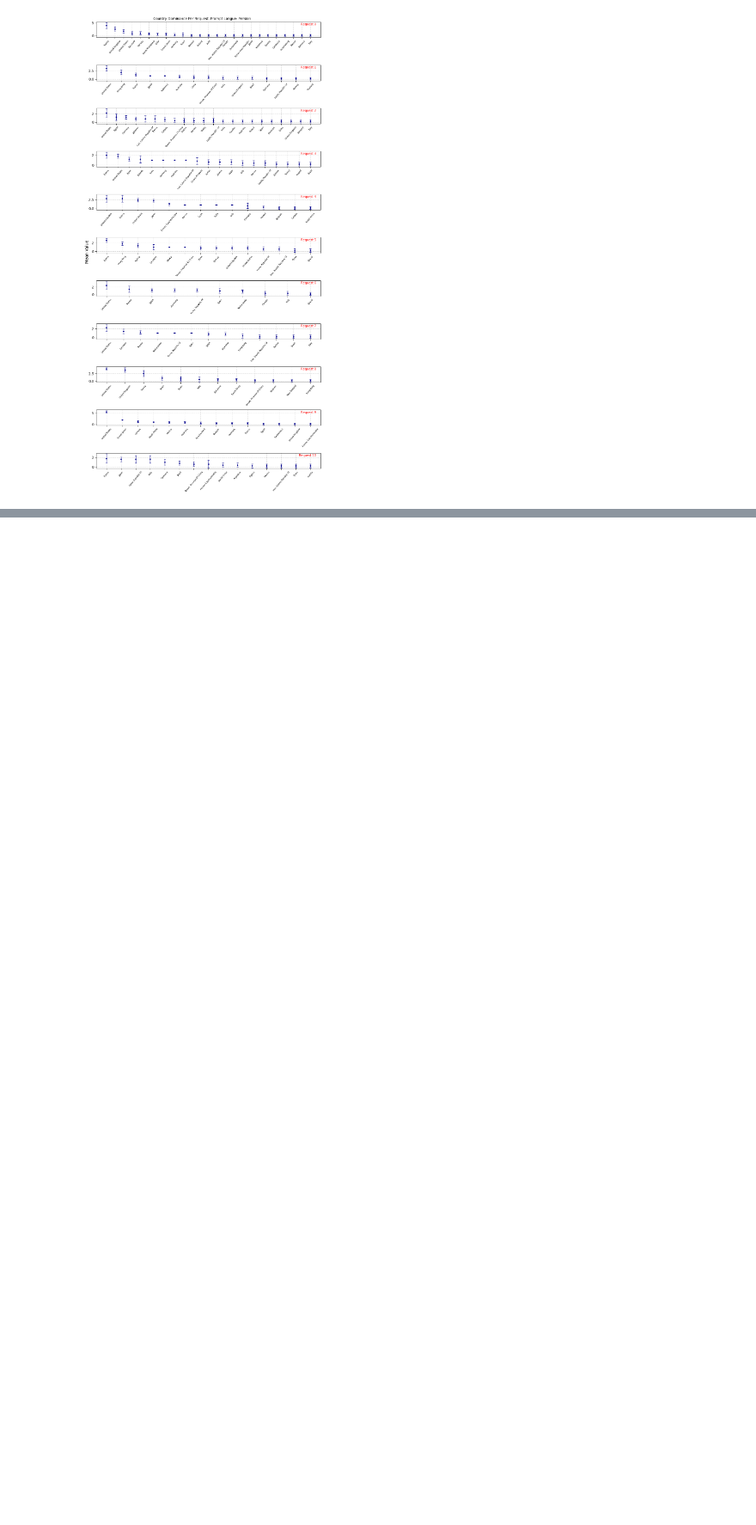
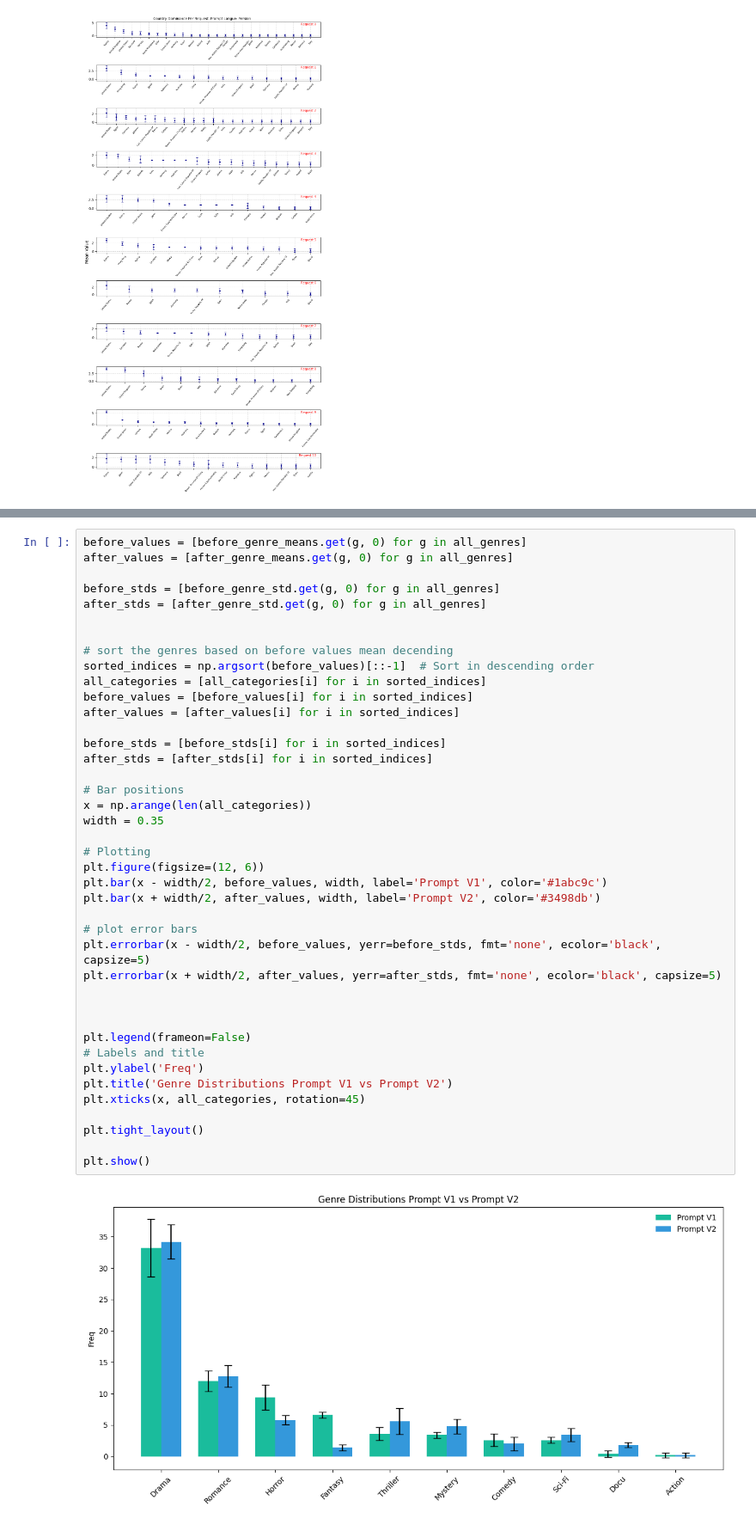
Before and after one commit to aysegulrana/recsys-llm-fairness, a Jupyter notebook: updated_stats_analysis.ipynb, the cells around one changed output, grey strips where cells are left out. Shown at 86% size. Cells and saved outputs as stored; diff of their text form; blank space fills up the shorter version.

```diff
--- a/updated_stats_analysis.ipynb
+++ b/updated_stats_analysis.ipynb
@@ -1309,0 +1547,43 @@ plt.show()
+# %%
+before_values = [before_genre_means.get(g, 0) for g in all_genres]
+after_values = [after_genre_means.get(g, 0) for g in all_genres]
+
+before_stds = [before_genre_std.get(g, 0) for g in all_genres]
+after_stds = [after_genre_std.get(g, 0) for g in all_genres]
+
+
+# sort the genres based on before values mean decending
+sorted_indices = np.argsort(before_values)[::-1]  # Sort in descending order
+all_categories = [all_categories[i] for i in sorted_indices]
+before_values = [before_values[i] for i in sorted_indices]
+after_values = [after_values[i] for i in sorted_indices]
+
+before_stds = [before_stds[i] for i in sorted_indices]
+after_stds = [after_stds[i] for i in sorted_indices]
+
+# Bar positions
+x = np.arange(len(all_categories))
+width = 0.35
+
+# Plotting
+plt.figure(figsize=(12, 6))
+plt.bar(x - width/2, before_values, width, label='Prompt V1', color='#1abc9c')
+plt.bar(x + width/2, after_values, width, label='Prompt V2', color='#3498db')
+
+# plot error bars
+plt.errorbar(x - width/2, before_values, yerr=before_stds, fmt='none', ecolor='black', capsize=5)
+plt.errorbar(x + width/2, after_values, yerr=after_stds, fmt='none', ecolor='black', capsize=5)
+
+
+
+plt.legend(frameon=False)
+# Labels and title
+plt.ylabel('Freq')
+plt.title('Genre Distributions Prompt V1 vs Prompt V2')
+plt.xticks(x, all_categories, rotation=45)
+
+plt.tight_layout()
+
+plt.show()
+# %% [output]
+[figure, added]
```
Also changed, not shown: parts of 8 cells of this notebook.
